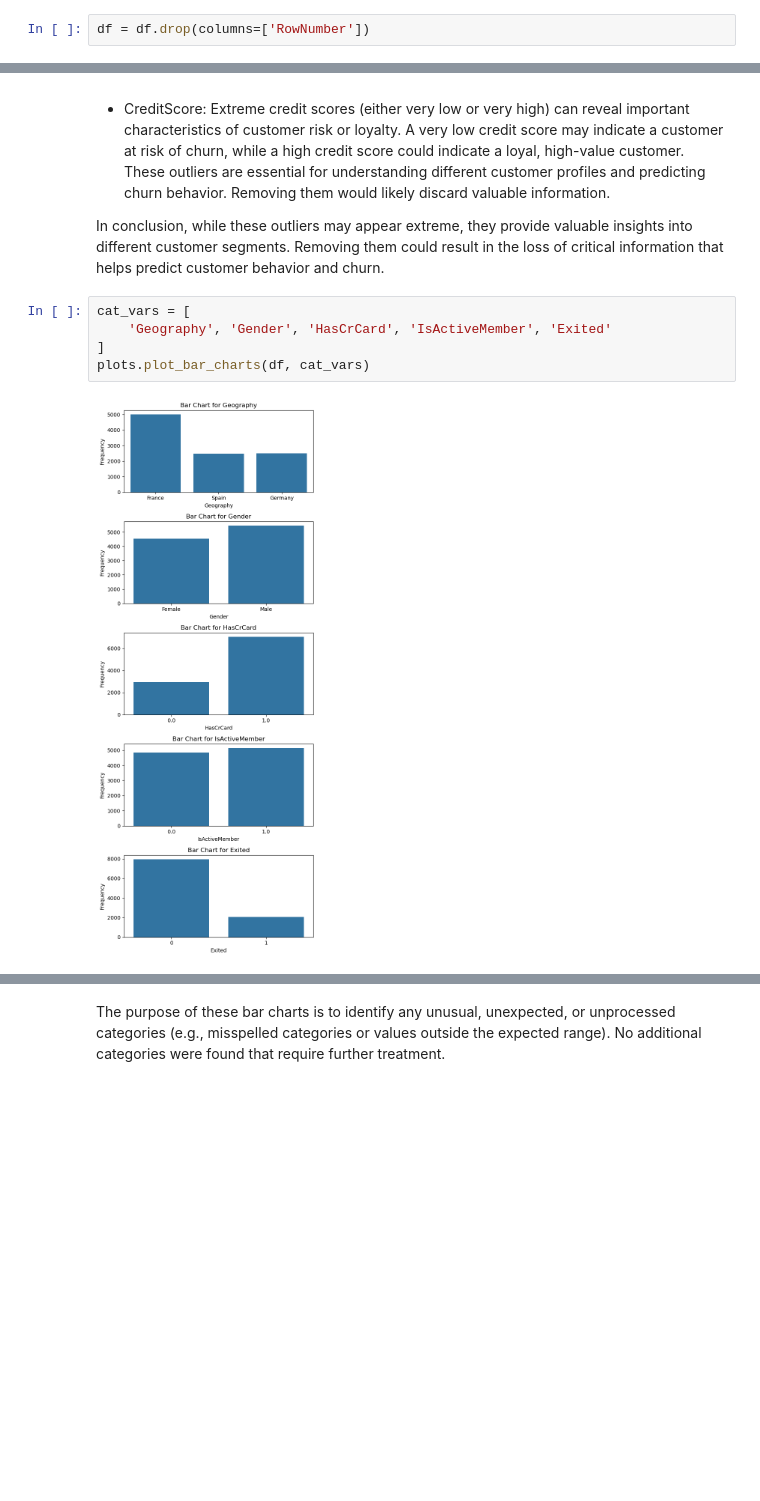
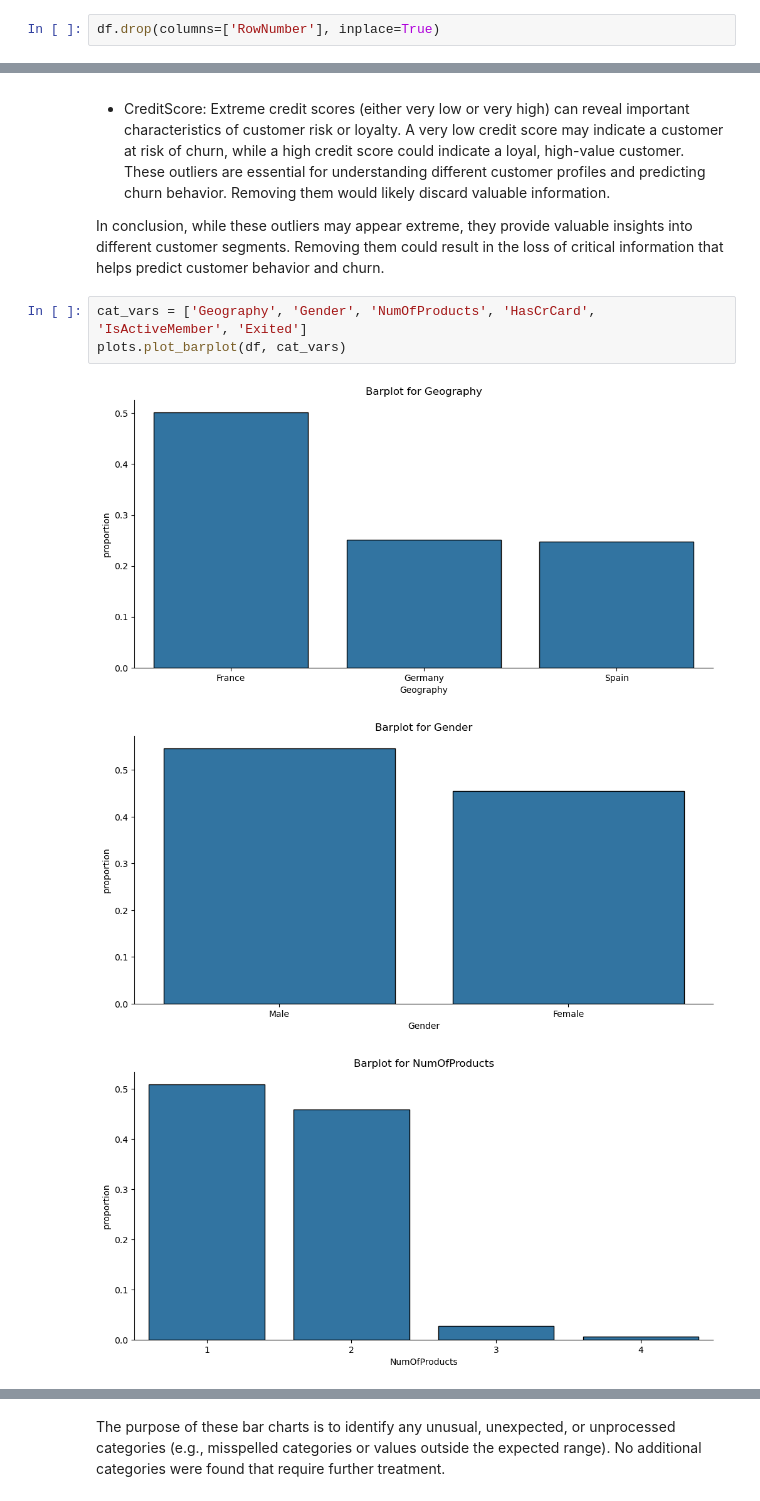
Before and after one commit to davexat/Customer_Churn_Predictor, a Jupyter notebook: notebooks/1.0_dsb_data_preparation.ipynb, the cells around one changed output, grey strips where cells are left out. Drawn from its saved outputs; the diff is of its cells as text; blank space fills up the shorter version.

```diff
--- a/notebooks/1.0_dsb_data_preparation.ipynb
+++ b/notebooks/1.0_dsb_data_preparation.ipynb
@@ -63,4 +62,4 @@ Data columns (total 14 columns):
 dtypes: float64(5), int64(6), object(3)
 memory usage: 1.1+ MB
 # %%
-df = df.drop(columns=['RowNumber'])
+df.drop(columns=['RowNumber'], inplace=True)
@@ -118,9 +121,9 @@ plots.plot_horizontal_boxplot(df, not_cat_vars)
 
 In conclusion, while these outliers may appear extreme, they provide valuable insights into different customer segments. Removing them could result in the loss of critical information that helps predict customer behavior and churn.
 # %%
-cat_vars = [
-    'Geography', 'Gender', 'HasCrCard', 'IsActiveMember', 'Exited'
-]
-plots.plot_bar_charts(df, cat_vars)
+cat_vars = ['Geography', 'Gender', 'NumOfProducts', 'HasCrCard', 'IsActiveMember', 'Exited']
+plots.plot_barplot(df, cat_vars)
 # %% [output]
-[figure, old version]
+[figure, new version]
+[figure, added]
+[figure, added]
```
Also changed, not shown: parts of 8 cells of this notebook, 1 other file.
